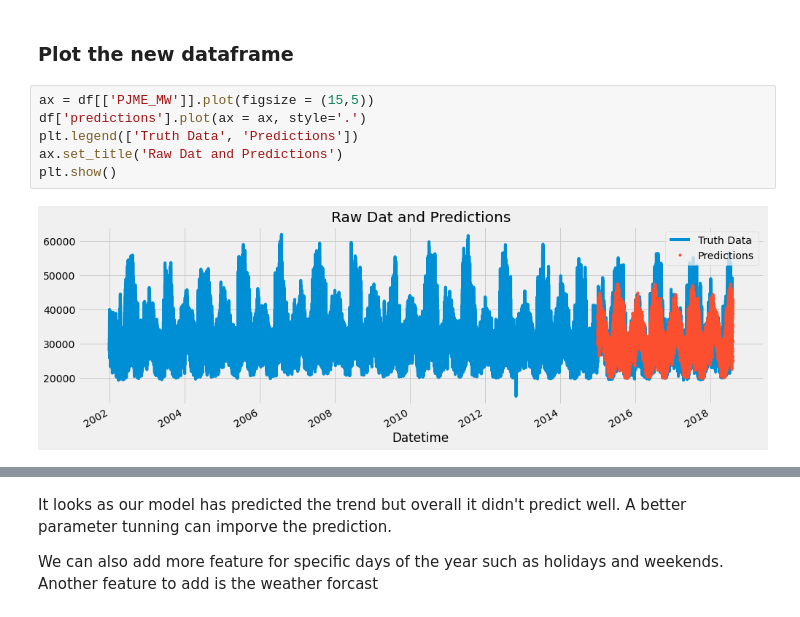
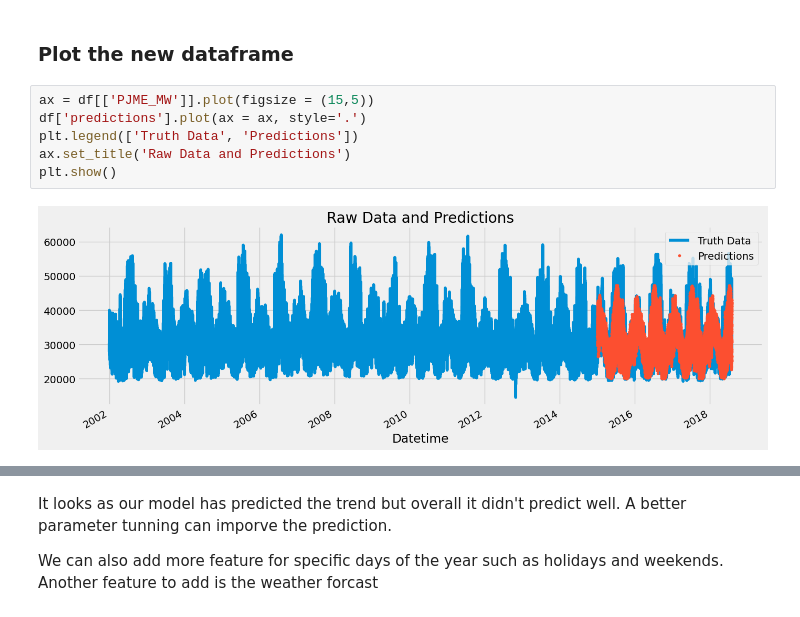
Before and after one commit to Ethann93/Predictions-Energy-Consumption, a Jupyter notebook: Time Series Forecasting with XGBoost.ipynb, the cells around one changed output, grey strips where cells are left out. Saved outputs shown, nothing was run; the diff lists cells and outputs as text.

```diff
--- a/Time Series Forecasting with XGBoost.ipynb
+++ b/Time Series Forecasting with XGBoost.ipynb
@@ -269,11 +274,11 @@ df
 # %%
 ax = df[['PJME_MW']].plot(figsize = (15,5))
 df['predictions'].plot(ax = ax, style='.')
 plt.legend(['Truth Data', 'Predictions'])
-ax.set_title('Raw Dat and Predictions')
+ax.set_title('Raw Data and Predictions')
 plt.show()
 # %% [output]
-[figure, old version]
+[figure, new version]
 # %%
 ax = df.loc[(df.index > '04-01-2018') & (df.index < '04-08-2018')]['PJME_MW'] \
     .plot(figsize=(15, 5), title='Week of Data')
```
Also changed, not shown: parts of 13 cells of this notebook.
